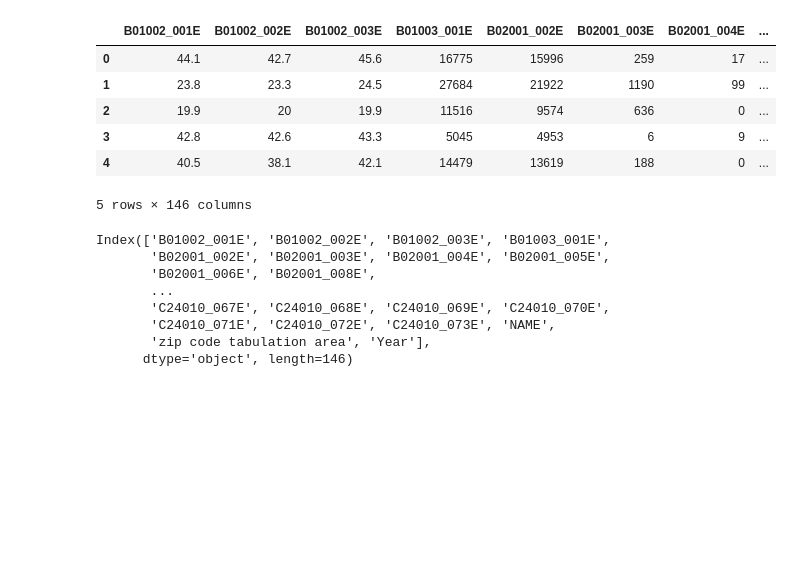
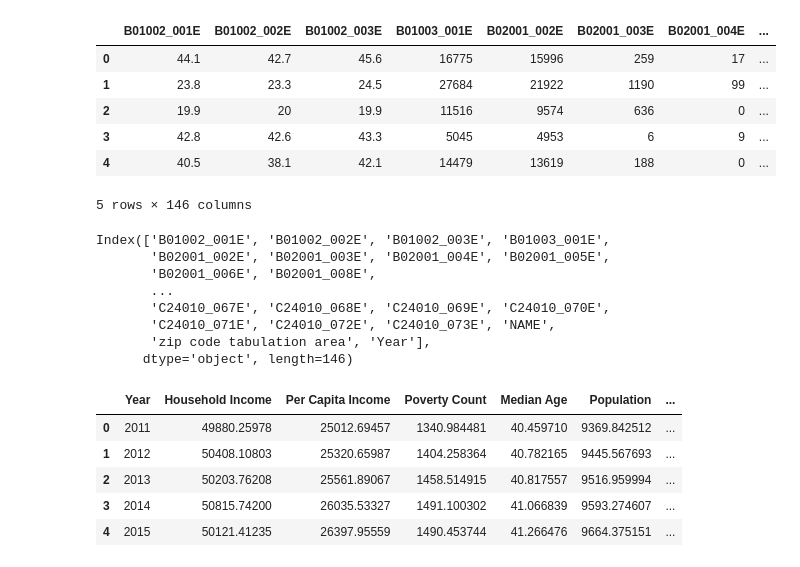
Before and after one commit to harshil753/Project1, a Jupyter notebook: FirstProject.ipynb, the cells around one changed output. Cells and saved outputs as stored; diff of their text form; code cells hidden in the pictures; blank space fills up the shorter version.

```diff
--- a/FirstProject.ipynb
+++ b/FirstProject.ipynb
@@ -96,3 +96,13 @@ Index(['B01002_001E', 'B01002_002E', 'B01002_003E', 'B01003_001E',
        'C24010_071E', 'C24010_072E', 'C24010_073E', 'NAME',
        'zip code tabulation area', 'Year'],
       dtype='object', length=146)
+# %%
+combineddf = pd.read_csv("resources/selColsGpByAllYearsCombined.csv")
+combineddf
+# %% [output]
+|  | Year | Household Income | Per Capita Income | Poverty Count | Median Age | Population | ... |
+| 0 | 2011 | 49880.25978 | 25012.69457 | 1340.984481 | 40.459710 | 9369.842512 | ... |
+| 1 | 2012 | 50408.10803 | 25320.65987 | 1404.258364 | 40.782165 | 9445.567693 | ... |
+| 2 | 2013 | 50203.76208 | 25561.89067 | 1458.514915 | 40.817557 | 9516.959994 | ... |
+| 3 | 2014 | 50815.74200 | 26035.53327 | 1491.100302 | 41.066839 | 9593.274607 | ... |
+| 4 | 2015 | 50121.41235 | 26397.95559 | 1490.453744 | 41.266476 | 9664.375151 | ... |
```
Also changed, not shown: parts of 8 cells of this notebook, 1 other file.
